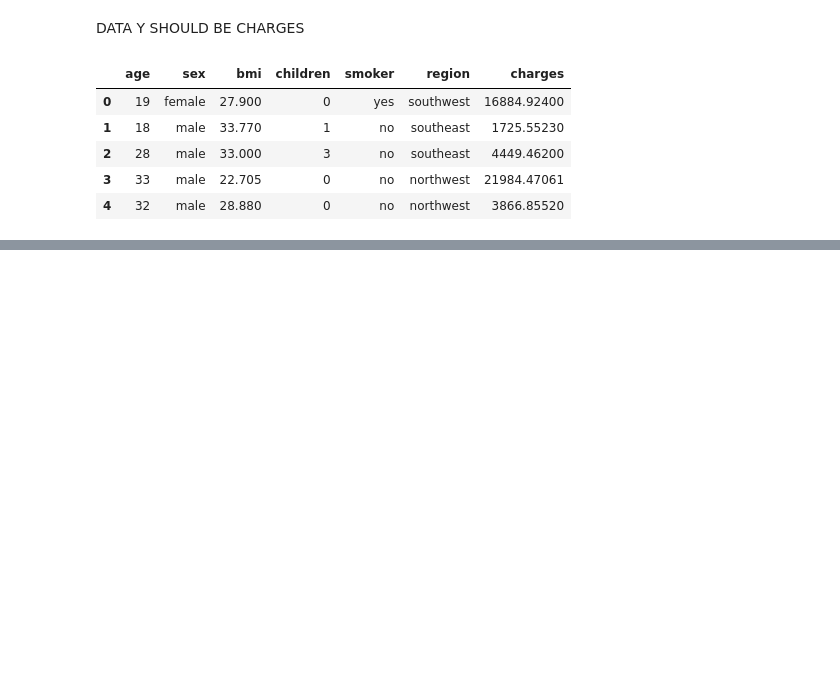
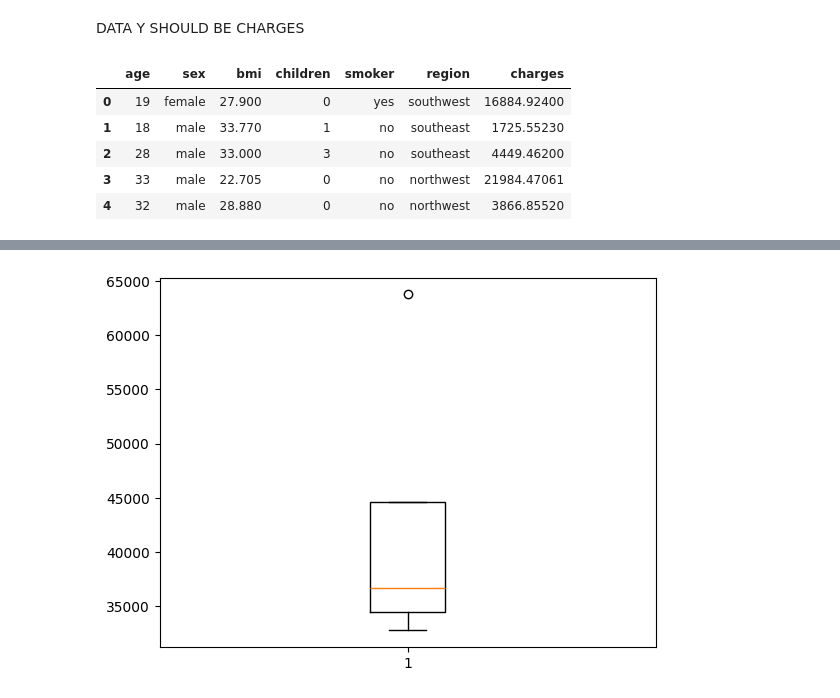
Before and after one commit to Pragatisharma100/Upflairs.github.io, a Jupyter notebook: Insurance Project/insurance.ipynb, the cells around one changed output, grey strips where cells are left out. Cells and saved outputs as stored; diff of their text form; code cells hidden in the pictures; blank space fills up the shorter version.

```diff
--- a/Insurance Project/insurance.ipynb
+++ b/Insurance Project/insurance.ipynb
@@ -27,0 +149,11 @@ https://youtu.be/xkhUH9Fx2z8?si=z7gnGyMoQtSiZdSe
+# %%
+label = []
+for w in ls:
+    if w<18.5:
+        label.append('Underweight')
+    elif w >18.5 and w<24.9:
+        label.append('HealthyWeight')
+    elif w>25.0 and w <29.9:
+        label.append('Overweight')
+    else:
+        label.append('obese')
@@ -27,0 +164,2 @@ https://youtu.be/xkhUH9Fx2z8?si=z7gnGyMoQtSiZdSe
+# %%
+df["healthy_category"]=label
@@ -27,0 +239,5 @@ https://youtu.be/xkhUH9Fx2z8?si=z7gnGyMoQtSiZdSe
+# %%
+plt.boxplot(healthy_analysis["max_charges"])
+plt.show()
+# %% [output]
+[figure, added]
```
Also changed, not shown: parts of 76 cells of this notebook, 23 other files.
